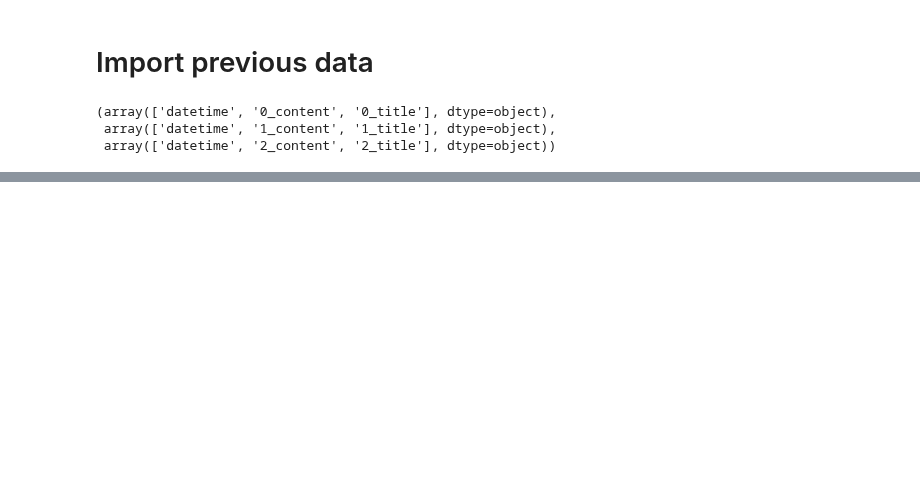
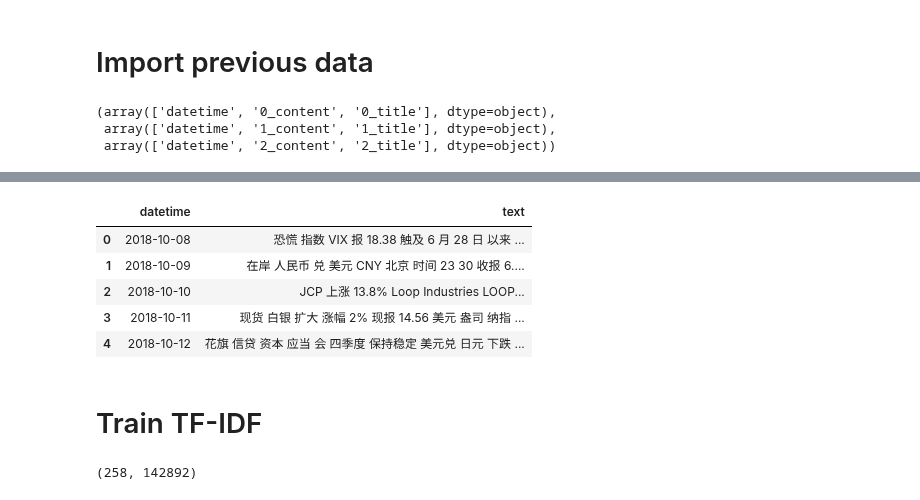
Before and after one commit to sharyxue/News-to-Predict-Stock-Movements, a Jupyter notebook: Code/Text/Phase2.ipynb, the cells around one changed output, grey strips where cells are left out. Saved outputs shown, nothing was run; the diff lists cells and outputs as text; code cells hidden in the pictures; blank space fills up the shorter version.

```diff
--- a/Code/Text/Phase2.ipynb
+++ b/Code/Text/Phase2.ipynb
@@ -7,6 +7,7 @@ from tqdm import tqdm
 import warnings
 import time
 
+import codecs
 import ast
 import jieba
 import datetime
@@ -17,6 +18,10 @@ from glove import Glove, Corpus
 pro = ts.pro_api('52119551ebc32c734a42fd61ccf33344fde3c6195b0aacec58d15140')
 STARTDATE = '20190101'
 ENDDATE = '20190622'
+
+warnings.filterwarnings("ignore")
+stopwords = [line.strip() for line in codecs.open(
+    r'./stopwords.txt', 'r', 'utf-8').readlines()]
 # %% [markdown]
 # Import previous data
 # %%
@@ -148,0 +150,13 @@ df['datetime'].shape
+# %%
+def seg_func(x):
+    return ' '.join(list(filter(lambda w: w not in stopwords and w != ' ', jieba.cut(x, cut_all=False))))
+# %%
+text_df['text'] = (text_df['text'].astype(str)).apply(seg_func)
+text_df.head()
+# %% [output]
+|  | datetime | text |
+| 0 | 2018-10-08 | 恐慌 指数 VIX 报 18.38 触及 6 月 28 日 以来 ... |
+| 1 | 2018-10-09 | 在岸 人民币 兑 美元 CNY 北京 时间 23 30 收报 6.... |
+| 2 | 2018-10-10 | JCP 上涨 13.8% Loop Industries LOOP... |
+| 3 | 2018-10-11 | 现货 白银 扩大 涨幅 2% 现报 14.56 美元 盎司 纳指 ... |
+| 4 | 2018-10-12 | 花旗 信贷 资本 应当 会 四季度 保持稳定 美元兑 日元 下跌 ... |
@@ -148,0 +165,2 @@ df['datetime'].shape
+# %% [markdown]
+# Train TF-IDF
@@ -148,0 +173,4 @@ df['datetime'].shape
+# %%
+tfidf_text_df.shape
+# %% [output]
+(258, 142892)
```
Also changed, not shown: parts of 25 cells of this notebook, 3 other files.
